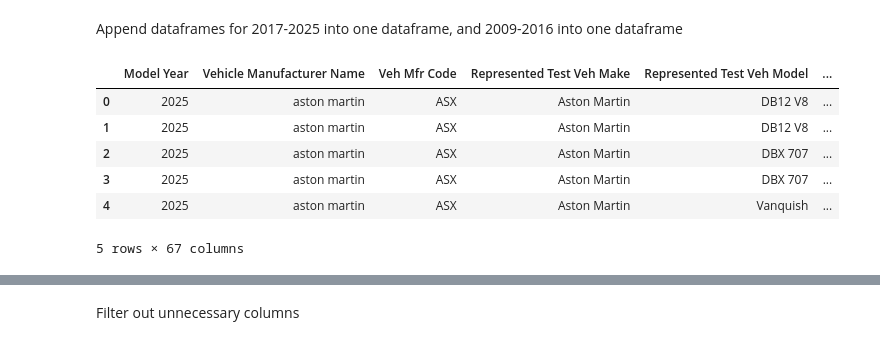
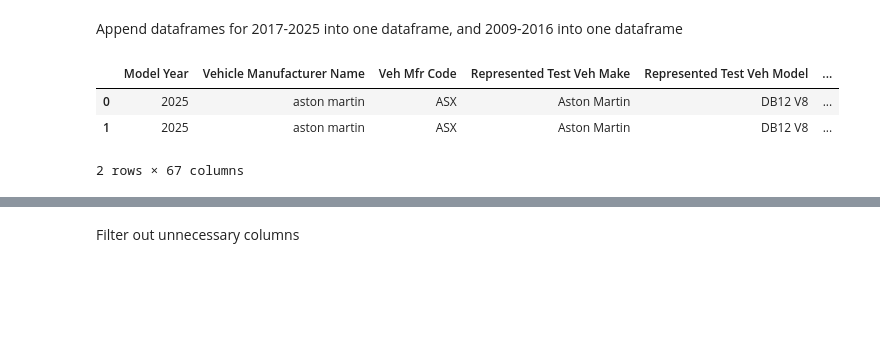
Before and after one commit to Lyquifyy/Senior-Project, a Jupyter notebook: EPA Data Cleaning/Scripts/Cleaning.ipynb, the cells around one changed output, grey strips where cells are left out. Saved outputs shown, nothing was run; the diff lists cells and outputs as text; code cells hidden in the pictures; blank space fills up the shorter version.

```diff
--- a/EPA Data Cleaning/Scripts/Cleaning.ipynb
+++ b/EPA Data Cleaning/Scripts/Cleaning.ipynb
@@ -49,13 +49,10 @@ Append dataframes for 2017-2025 into one dataframe, and 2009-2016 into one dataf
 merged_17to25 = pd.concat([df_25,df_24,df_23,df_22,df_21,df_20,df_19,df_18,df_17], ignore_index=True)
 merged_09to16 = pd.concat([df_16,df_15,df_14,df_13,df_12,df_11,df_10,df_09lr], ignore_index=True)
 # %%
-merged_17to25.head()
+merged_17to25.head(2)
 # %% [output]
 |  | Model Year | Vehicle Manufacturer Name | Veh Mfr Code | Represented Test Veh Make | Represented Test Veh Model | ... |
 | 0 | 2025 | aston martin | ASX | Aston Martin | DB12 V8 | ... |
 | 1 | 2025 | aston martin | ASX | Aston Martin | DB12 V8 | ... |
-| 2 | 2025 | aston martin | ASX | Aston Martin | DBX 707 | ... |
-| 3 | 2025 | aston martin | ASX | Aston Martin | DBX 707 | ... |
-| 4 | 2025 | aston martin | ASX | Aston Martin | Vanquish | ... |
-5 rows × 67 columns
+2 rows × 67 columns
 # %%
```
Also changed, not shown: parts of 18 cells of this notebook, 5 other files.
